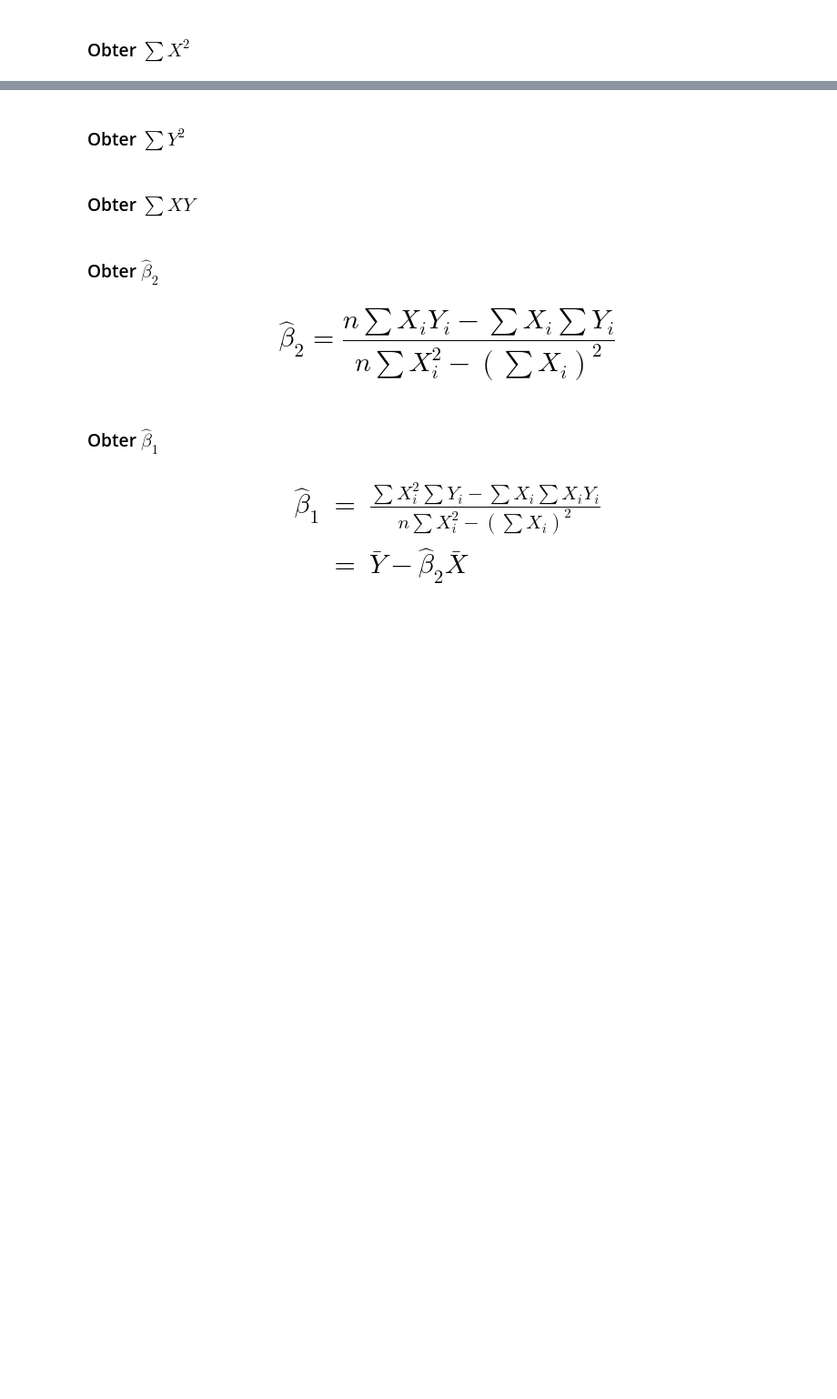
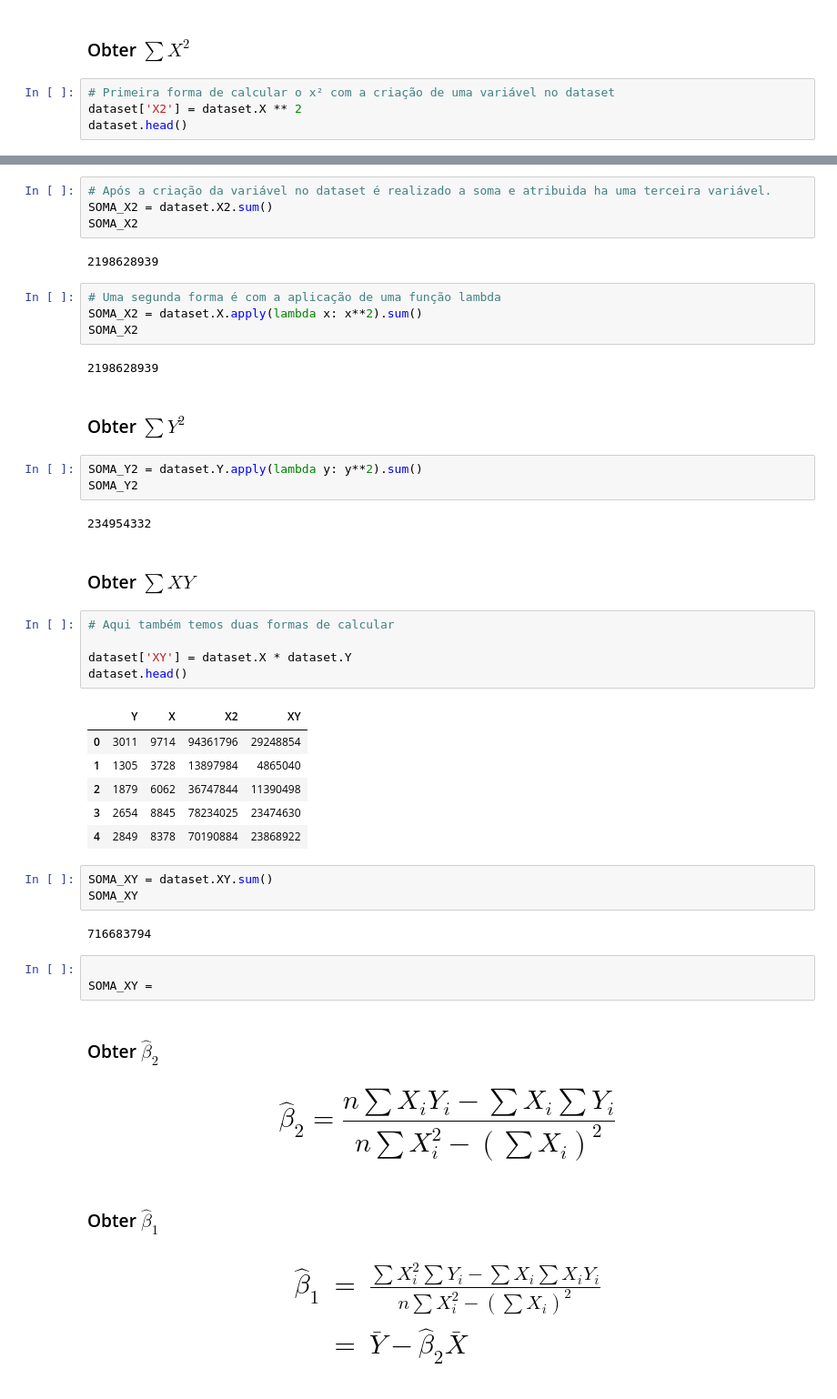
Before and after one commit to fcardosoo/Alura-012-Estatistica-com-Python-Correlacao-e-Regressao, a Jupyter notebook: Curso_de_Estatística_Parte_4.ipynb, the cells around one changed output, grey strips where cells are left out. Shown at 91% size. Saved outputs shown, nothing was run; the diff lists cells and outputs as text; blank space fills up the shorter version.

```diff
--- a/Curso_de_Estatística_Parte_4.ipynb
+++ b/Curso_de_Estatística_Parte_4.ipynb
@@ -656,2 +671,6 @@ $$
 # %% [markdown]
 ### Obter $\sum{X^2}$
+# %%
+# Primeira forma de calcular o x² com a criação de uma variável no dataset
+dataset['X2'] = dataset.X ** 2
+dataset.head()
@@ -658,7 +684,44 @@ $$
+# %%
+# Após a criação da variável no dataset é realizado a soma e atribuida ha uma terceira variável.
+SOMA_X2 = dataset.X2.sum()
+SOMA_X2
+# %% [output]
+2198628939
+# %%
+# Uma segunda forma é com a aplicação de uma função lambda
+SOMA_X2 = dataset.X.apply(lambda x: x**2).sum()
+SOMA_X2
+# %% [output]
+2198628939
 # %% [markdown]
 ### Obter $\sum{Y^2}$
+# %%
+SOMA_Y2 = dataset.Y.apply(lambda y: y**2).sum()
+SOMA_Y2
+# %% [output]
+234954332
 # %% [markdown]
 ### Obter $\sum{XY}$
+# %%
+# Aqui também temos duas formas de calcular
+
+dataset['XY'] = dataset.X * dataset.Y
+dataset.head()
+# %% [output]
+|  | Y | X | X2 | XY |
+| 0 | 3011 | 9714 | 94361796 | 29248854 |
+| 1 | 1305 | 3728 | 13897984 | 4865040 |
+| 2 | 1879 | 6062 | 36747844 | 11390498 |
+| 3 | 2654 | 8845 | 78234025 | 23474630 |
+| 4 | 2849 | 8378 | 70190884 | 23868922 |
+# %%
+SOMA_XY = dataset.XY.sum()
+SOMA_XY
+# %% [output]
+716683794
+# %%
+
+SOMA_XY =
 # %% [markdown]
 ### Obter $\hat{\beta}_2$
 
```
Also changed, not shown: parts of 4 cells of this notebook.
